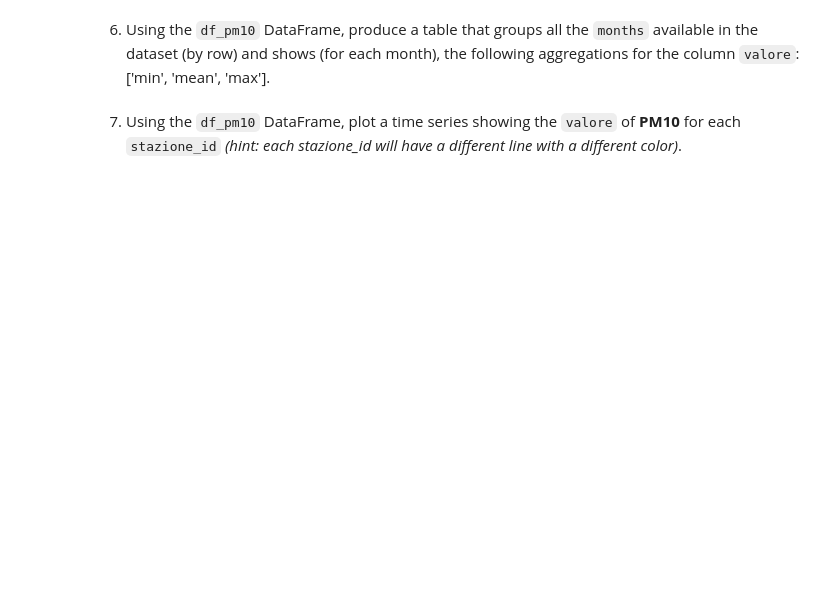
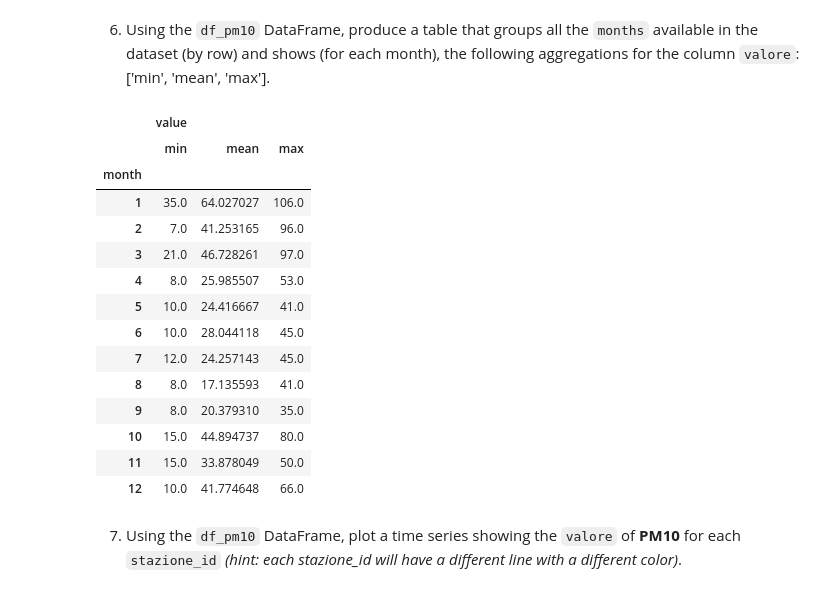
Before and after one commit to extra-jalapenos/python-apis, a Jupyter notebook: 7b Homework.ipynb, the cells around one changed output. Cells and saved outputs as stored; diff of their text form; code cells hidden in the pictures; blank space fills up the shorter version.

```diff
--- a/7b Homework.ipynb
+++ b/7b Homework.ipynb
@@ -129,4 +229,23 @@ Either nail polish or lip liner, depending on how marketing sees their target de
 # %% [markdown]
 6. Using the `df_pm10` DataFrame, produce a table that groups all the `months` available in the dataset (by row) and shows (for each month), the following aggregations for the column `valore`: ['min', 'mean', 'max'].
+# %%
+df_pm10_by_month = df_pm10.groupby(by="month").agg({"value": ["min","mean","max"]})
+df_pm10_by_month
+# %% [output]
+|  | value |  |  |
+|  | min | mean | max |
+| month |  |  |  |
+| 1 | 35.0 | 64.027027 | 106.0 |
+| 2 | 7.0 | 41.253165 | 96.0 |
+| 3 | 21.0 | 46.728261 | 97.0 |
+| 4 | 8.0 | 25.985507 | 53.0 |
+| 5 | 10.0 | 24.416667 | 41.0 |
+| 6 | 10.0 | 28.044118 | 45.0 |
+| 7 | 12.0 | 24.257143 | 45.0 |
+| 8 | 8.0 | 17.135593 | 41.0 |
+| 9 | 8.0 | 20.379310 | 35.0 |
+| 10 | 15.0 | 44.894737 | 80.0 |
+| 11 | 15.0 | 33.878049 | 50.0 |
+| 12 | 10.0 | 41.774648 | 66.0 |
 # %% [markdown]
 7. Using the `df_pm10` DataFrame, plot a time series showing the `valore` of **PM10** for each `stazione_id` *(hint: each stazione_id will have a different line with a different color)*.
```
Also changed, not shown: parts of 12 cells of this notebook.
